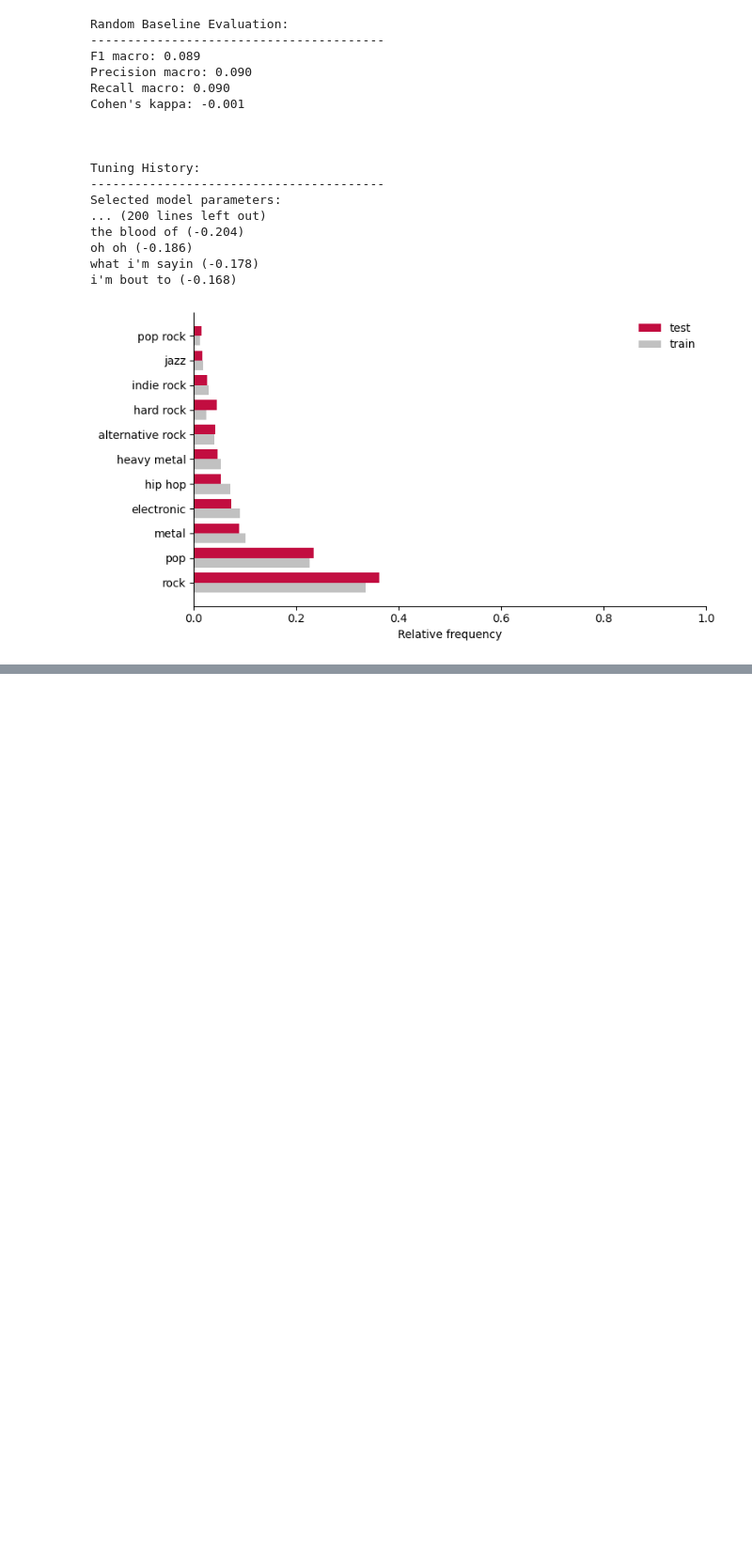
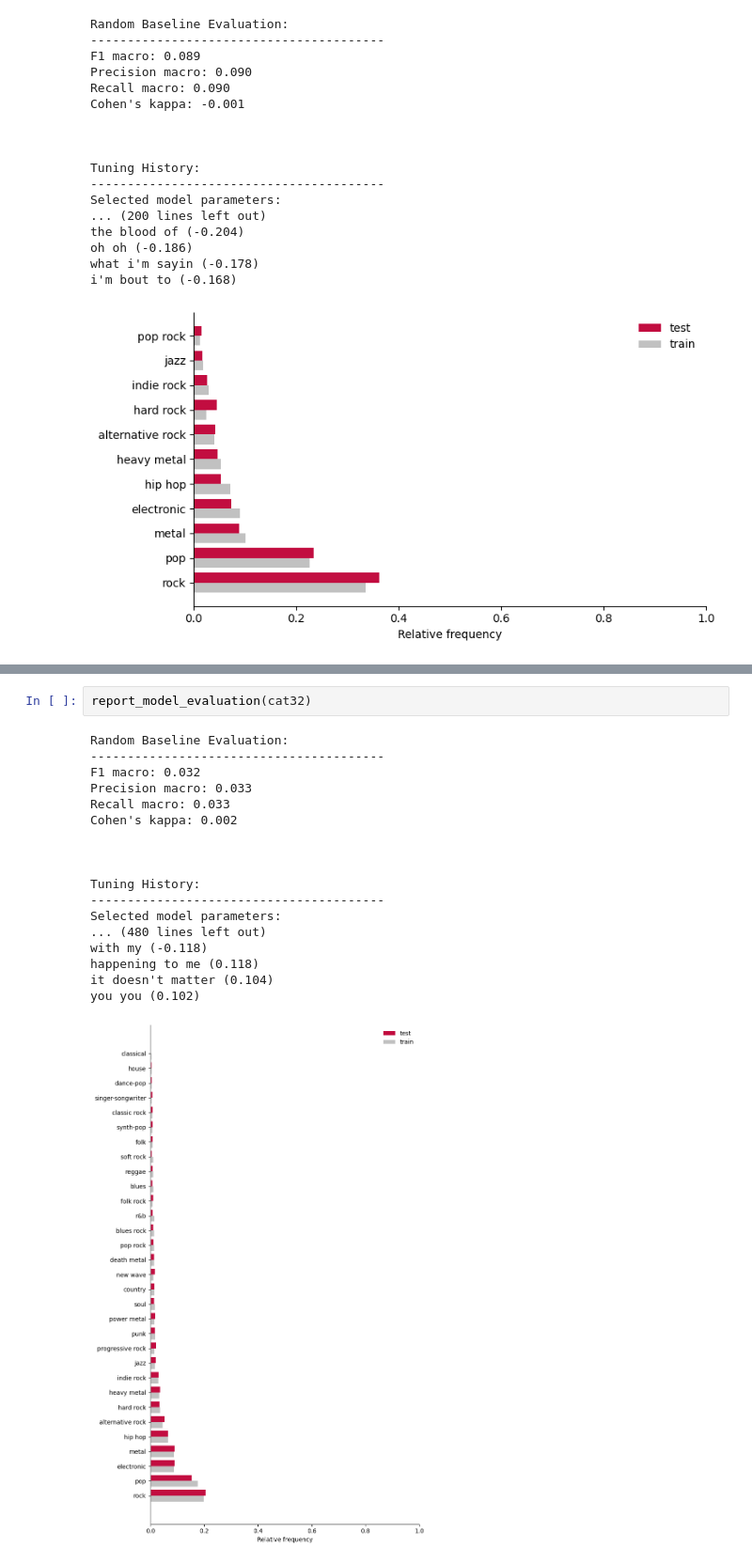
Before and after one commit to markusradke/LyricsGenreRecognition, a Jupyter notebook: notebooks/reporting/03_replicate_FS.ipynb, the cells around one changed output, grey strips where cells are left out. Shown at 94% size. Cells and saved outputs as stored; diff of their text form; blank space fills up the shorter version.

```diff
--- a/notebooks/reporting/03_replicate_FS.ipynb
+++ b/notebooks/reporting/03_replicate_FS.ipynb
@@ -92,0 +91,21 @@ i'm bout to (-0.168)
+# %%
+report_model_evaluation(cat32)
+# %% [output]
+Random Baseline Evaluation:
+----------------------------------------
+F1 macro: 0.032
+Precision macro: 0.033
+Recall macro: 0.033
+Cohen's kappa: 0.002
+
+
+
+Tuning History:
+----------------------------------------
+Selected model parameters:
+... (480 lines left out)
+with my (-0.118)
+happening to me (0.118)
+it doesn't matter (0.104)
+you you (0.102)
+[figure, added]
```
Also changed, not shown: parts of 2 cells of this notebook, 2 other files.
